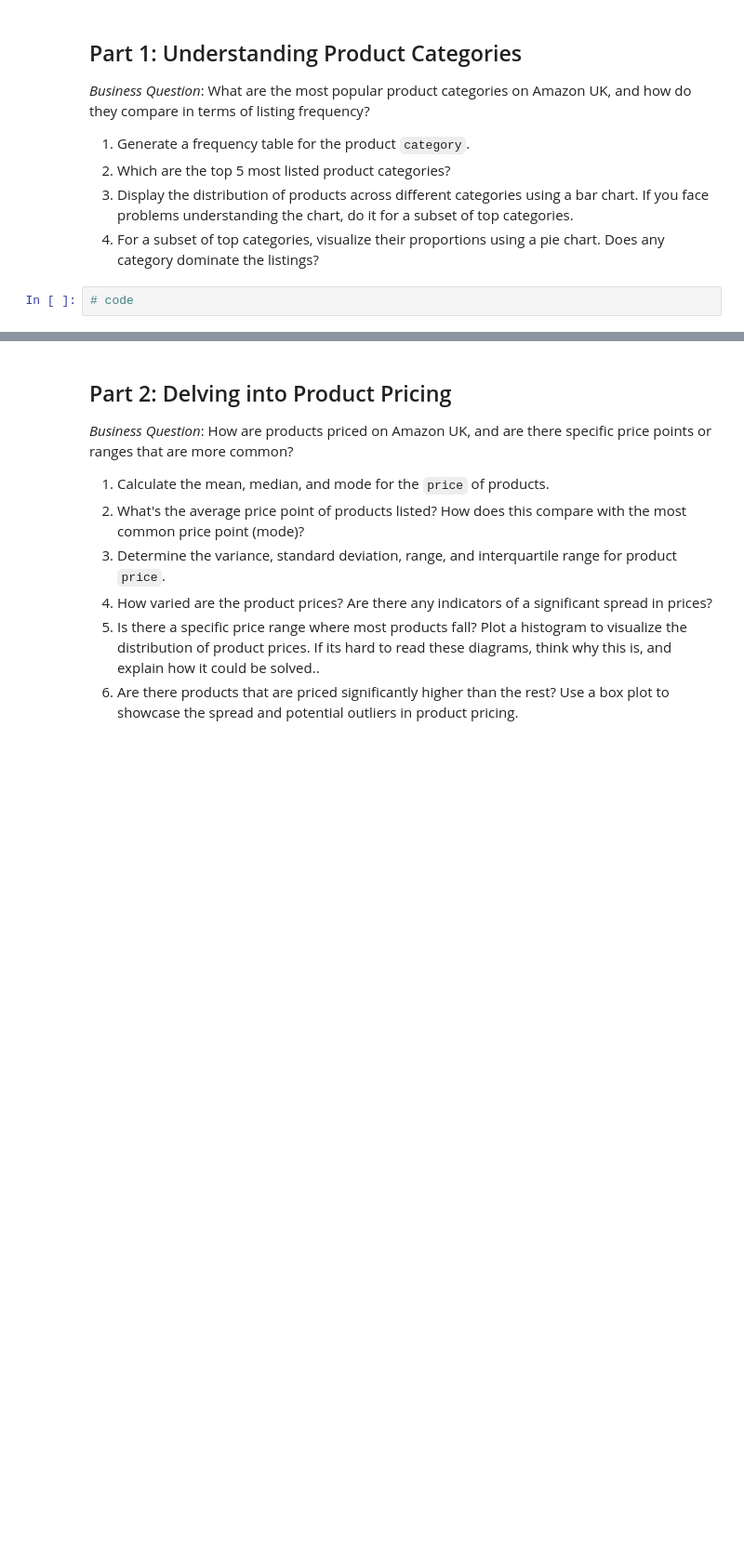
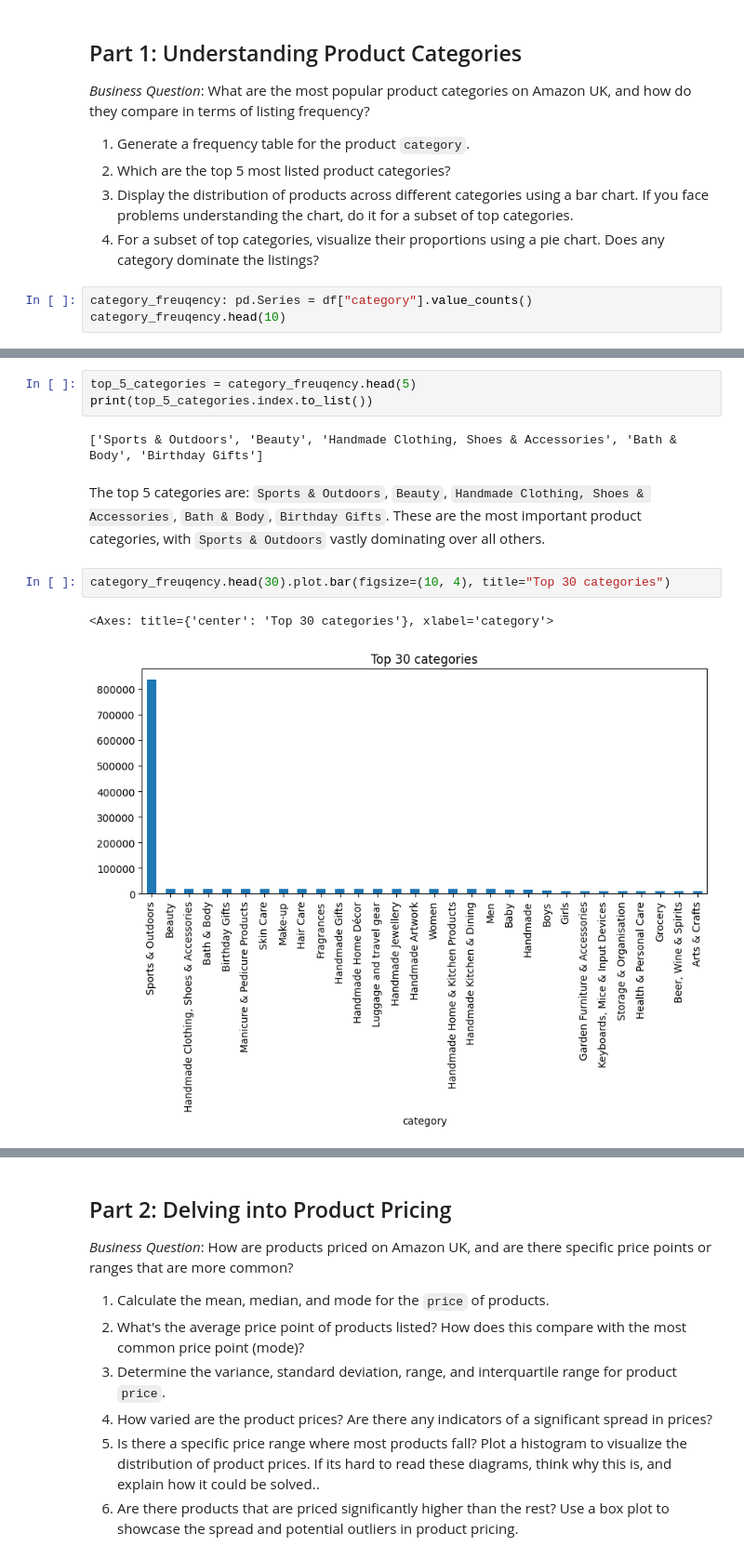
Before and after one commit to data-bootcamp-v4/lab-eda-univariate, a Jupyter notebook: lab_eda_univariate.ipynb, the cells around one changed output, grey strips where cells are left out. Shown at 93% size. Saved outputs shown, nothing was run; the diff lists cells and outputs as text; blank space fills up the shorter version.

````diff
--- a/lab_eda_univariate.ipynb
+++ b/lab_eda_univariate.ipynb
@@ -73,4 +73,5 @@ dtype: int64
 3. Display the distribution of products across different categories using a bar chart. If you face problems understanding the chart, do it for a subset of top categories.
 4. For a subset of top categories, visualize their proportions using a pie chart. Does any category dominate the listings?
 # %%
-# code
+category_freuqency: pd.Series = df["category"].value_counts()
+category_freuqency.head(10)
@@ -76,0 +91,12 @@ dtype: int64
+# %%
+top_5_categories = category_freuqency.head(5)
+print(top_5_categories.index.to_list())
+# %% [output]
+['Sports & Outdoors', 'Beauty', 'Handmade Clothing, Shoes & Accessories', 'Bath & Body', 'Birthday Gifts']
+# %% [markdown]
+The top 5 categories are: ```Sports & Outdoors```, ```Beauty```, ```Handmade Clothing, Shoes & Accessories```, ```Bath & Body```, ```Birthday Gifts```. These are the most important product categories, with ```Sports & Outdoors``` vastly dominating over all others.
+# %%
+category_freuqency.head(30).plot.bar(figsize=(10, 4), title="Top 30 categories")
+# %% [output]
+<Axes: title={'center': 'Top 30 categories'}, xlabel='category'>
+[figure, added]
````
Also changed, not shown: parts of 29 cells of this notebook.
